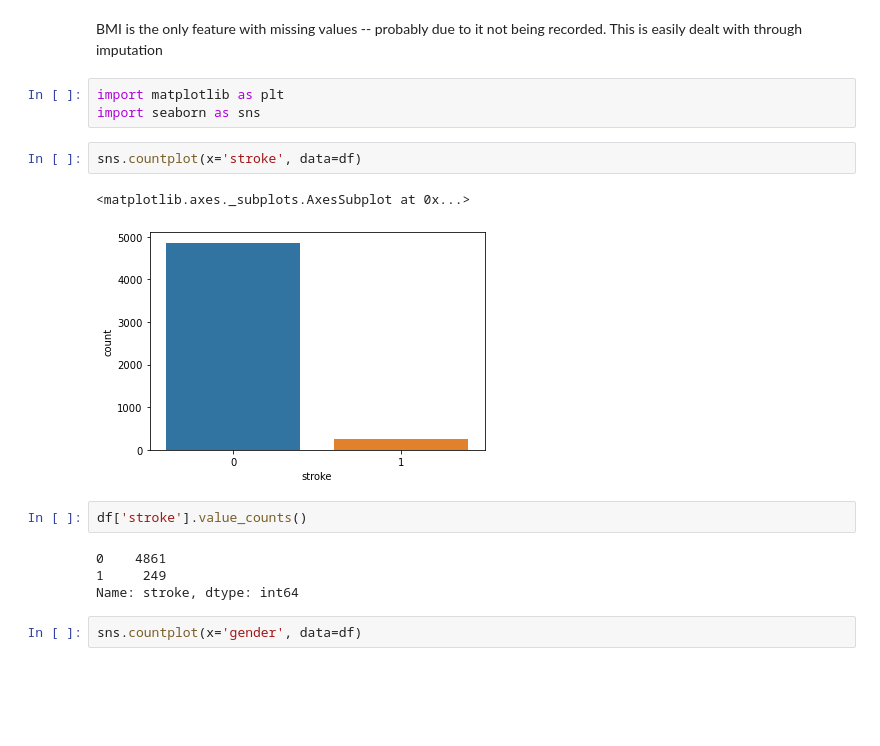
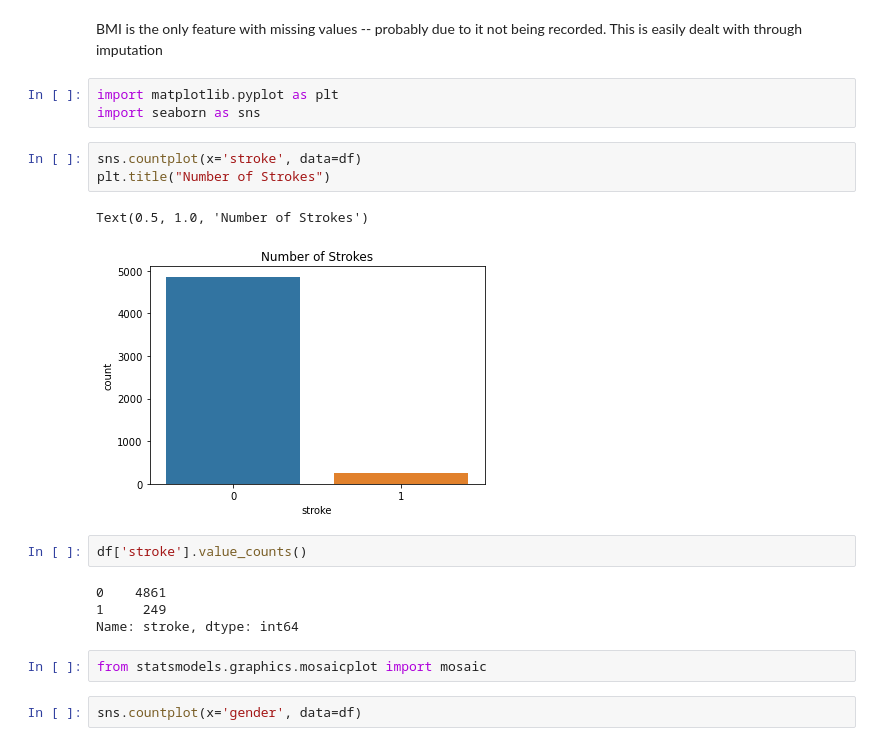
Before and after one commit to jordan-maulino/stroke_prediction, a Jupyter notebook: stroke_prediction.ipynb, the cells around one changed output. Cells and saved outputs as stored; diff of their text form; blank space fills up the shorter version.

Commit message:
eda continued with mosaic plot attempt

```diff
--- a/stroke_prediction.ipynb
+++ b/stroke_prediction.ipynb
@@ -107,19 +107,22 @@ dtype: int64
 # %% [markdown]
 BMI is the only feature with missing values -- probably due to it not being recorded. This is easily dealt with through imputation
 # %%
-import matplotlib as plt
+import matplotlib.pyplot as plt
 import seaborn as sns
 # %%
 sns.countplot(x='stroke', data=df)
+plt.title("Number of Strokes")
 # %% [output]
-<matplotlib.axes._subplots.AxesSubplot at 0x...>
+Text(0.5, 1.0, 'Number of Strokes')
-[figure, old version]
+[figure, new version]
 # %%
 df['stroke'].value_counts()
 # %% [output]
 0    4861
 1     249
 Name: stroke, dtype: int64
+# %%
+from statsmodels.graphics.mosaicplot import mosaic
 # %%
 sns.countplot(x='gender', data=df)
 # %% [output]
```
Also changed, not shown: parts of 5 cells of this notebook.
